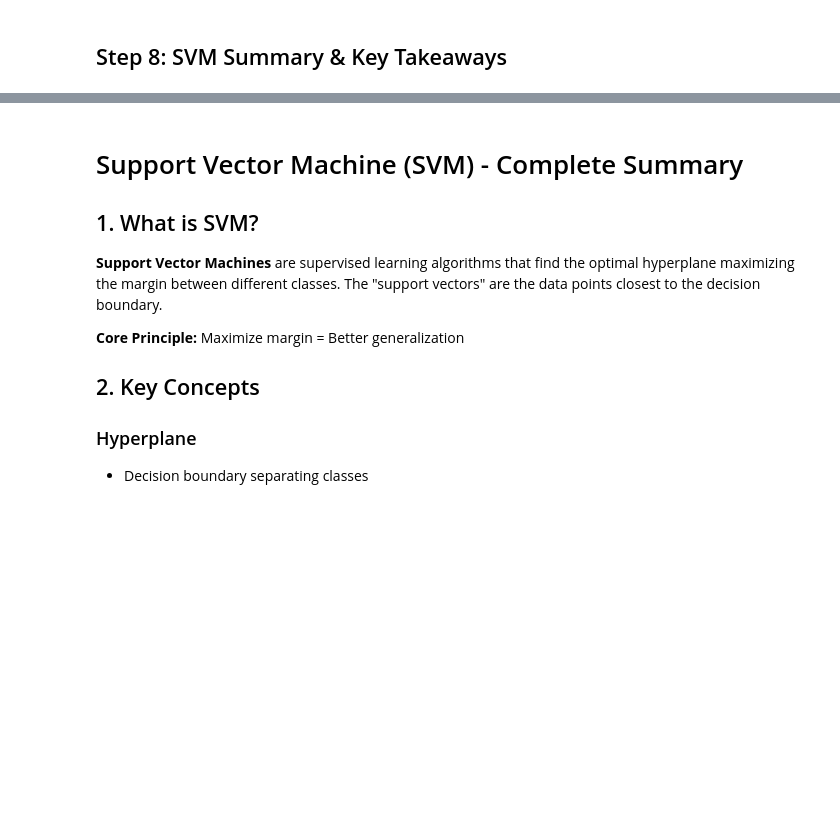
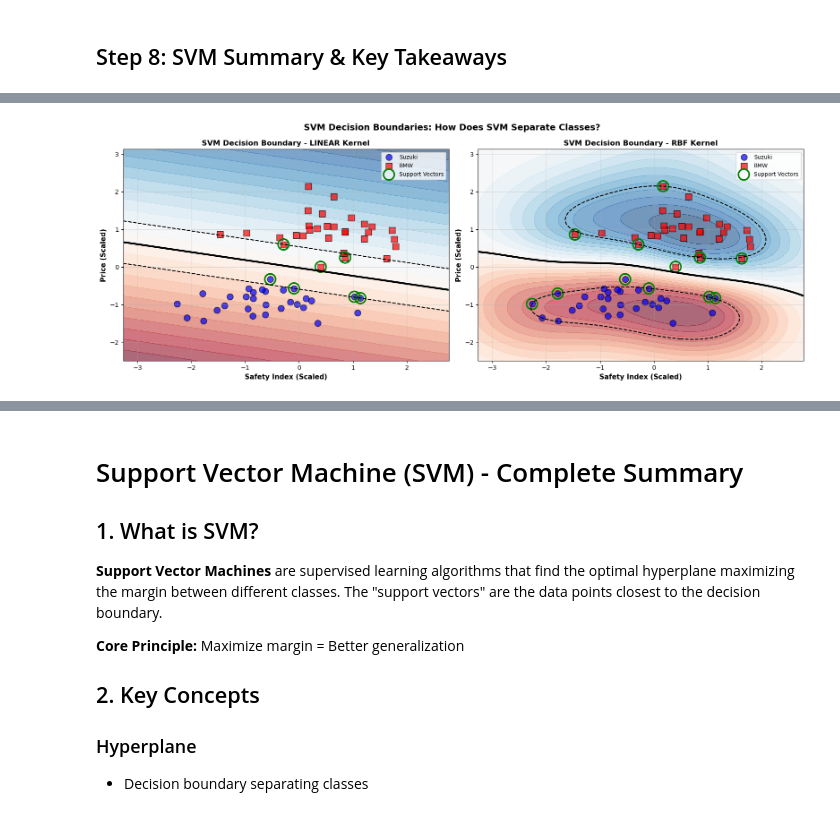
Before and after one commit to murali-marimekala/pg-genai-ml-priv, a Jupyter notebook: MyLearning/wk5_Day2-MMK-4_SVM.ipynb, the cells around one changed output, grey strips where cells are left out. Cells and saved outputs as stored; diff of their text form; code cells hidden in the pictures; blank space fills up the shorter version.

```diff
--- a/MyLearning/wk5_Day2-MMK-4_SVM.ipynb
+++ b/MyLearning/wk5_Day2-MMK-4_SVM.ipynb
@@ -320,0 +483,13 @@ print("✓ Visualization complete")
+# %%
+# Normalize features - CRITICAL for SVM
+scaler_cars = StandardScaler()
+X_cars_scaled = scaler_cars.fit_transform(X_cars)
+
+print("DATA NORMALIZATION")
+print("=" * 80)
+print(f"Original Safety Index range: [{X_cars[:, 0].min():.2f}, {X_cars[:, 0].max():.2f}]")
+print(f"Original Price range: [₹{X_cars[:, 1].min()/100000:.1f}L, ₹{X_cars[:, 1].max()/100000:.1f}L]")
+print(f"\nAfter Normalization (StandardScaler):")
+print(f"Safety Index - Mean: {X_cars_scaled[:, 0].mean():.3f}, Std: {X_cars_scaled[:, 0].std():.3f}")
+print(f"Price - Mean: {X_cars_scaled[:, 1].mean():.3f}, Std: {X_cars_scaled[:, 1].std():.3f}")
+print(f"\n✓ Features are now on the same scale - CRITICAL for distance-based algorithms like SVM")
@@ -320,0 +550,71 @@ print("✓ Visualization complete")
+# %%
+# Function to plot decision boundary
+def plot_decision_boundary(X_scaled, y, svm_model, kernel_name, scaler, ax):
+    """
+    Plot decision boundary with support vectors and margins
+    """
+    # Create mesh grid
+    h = 0.02  # Step size in mesh
+    x_min, x_max = X_scaled[:, 0].min() - 1, X_scaled[:, 0].max() + 1
+    y_min, y_max = X_scaled[:, 1].min() - 1, X_scaled[:, 1].max() + 1
+    xx, yy = np.meshgrid(np.arange(x_min, x_max, h), np.arange(y_min, y_max, h))
+
+    # Predict on mesh
+    Z = svm_model.decision_function(np.c_[xx.ravel(), yy.ravel()])
+    Z = Z.reshape(xx.shape)
+
+    # Plot decision boundary and margins
+    ax.contourf(xx, yy, Z, levels=np.linspace(Z.min(), Z.max(), 25), cmap=plt.cm.RdBu, alpha=0.6)
+    ax.contour(xx, yy, Z, levels=[0], linewidths=3, colors='black', label='Decision Boundary')  # Decision boundary
+    ax.contour(xx, yy, Z, levels=[-1, 1], linewidths=1.5, colors='black', linestyles='dashed', label='Margin')  # Margins
+
+    # Plot data points
+    suzuki_idx = (y == 0)
+    bmw_idx = (y == 1)
+
+    ax.scatter(X_scaled[suzuki_idx, 0], X_scaled[suzuki_idx, 1], c='blue', s=100,
+               edgecolors='black', label='Suzuki', alpha=0.7, marker='o')
+    ax.scatter(X_scaled[bmw_idx, 0], X_scaled[bmw_idx, 1], c='red', s=100,
+               edgecolors='black', label='BMW', alpha=0.7, marker='s')
+
+    # Highlight support vectors
+    support_vectors = svm_model.support_vectors_
+    ax.scatter(support_vectors[:, 0], support_vectors[:, 1], s=300,
+               edgecolors='green', facecolors='none', linewidths=2.5, label='Support Vectors')
+
+    ax.set_xlabel('Safety Index (Scaled)', fontsize=11, fontweight='bold')
+    ax.set_ylabel('Price (Scaled)', fontsize=11, fontweight='bold')
+    ax.set_title(f'SVM Decision Boundary - {kernel_name.upper()} Kernel', fontsize=12, fontweight='bold')
+    ax.legend(loc='best', fontsize=9)
+    ax.grid(True, alpha=0.3)
+
+# Visualize Linear and RBF kernels
+fig, axes = plt.subplots(1, 2, figsize=(16, 6))
+fig.suptitle('SVM Decision Boundaries: How Does SVM Separate Classes?', fontsize=14, fontweight='bold')
+
+for idx, kernel in enumerate(['linear', 'rbf']):
+    ax = axes[idx]
+    svm = svm_models_cars[kernel]
+    plot_decision_boundary(X_cars_scaled, y_cars, svm, kernel, scaler_cars, ax)
+
+plt.tight_layout()
+plt.show()
+
+print("✓ Visualization Complete")
+print("\nKEY CONCEPTS VISUALIZED:")
+print("=" * 80)
+print("1. DECISION BOUNDARY (Black solid line):")
+print("   - Separates Suzuki (blue circles) from BMW (red squares)")
+print("   - Maximizes margin = optimal generalization")
+print("\n2. MARGIN (Black dashed lines):")
+print("   - Distance from decision boundary to nearest data points")
+print("   - SVM maximizes this margin for better separation")
+print("\n3. SUPPORT VECTORS (Green circles):")
+print("   - Data points closest to decision boundary")
+print("   - Define the optimal hyperplane")
+print("   - Only these points matter for predictions (memory efficient)")
+print("\n4. LINEAR vs RBF Kernel:")
+print("   - LINEAR: Straight line (for linearly separable data)")
+print("   - RBF: Non-linear curve (for complex boundaries)")
+# %% [output]
+[figure, added]
```
Also changed, not shown: parts of 27 cells of this notebook.
